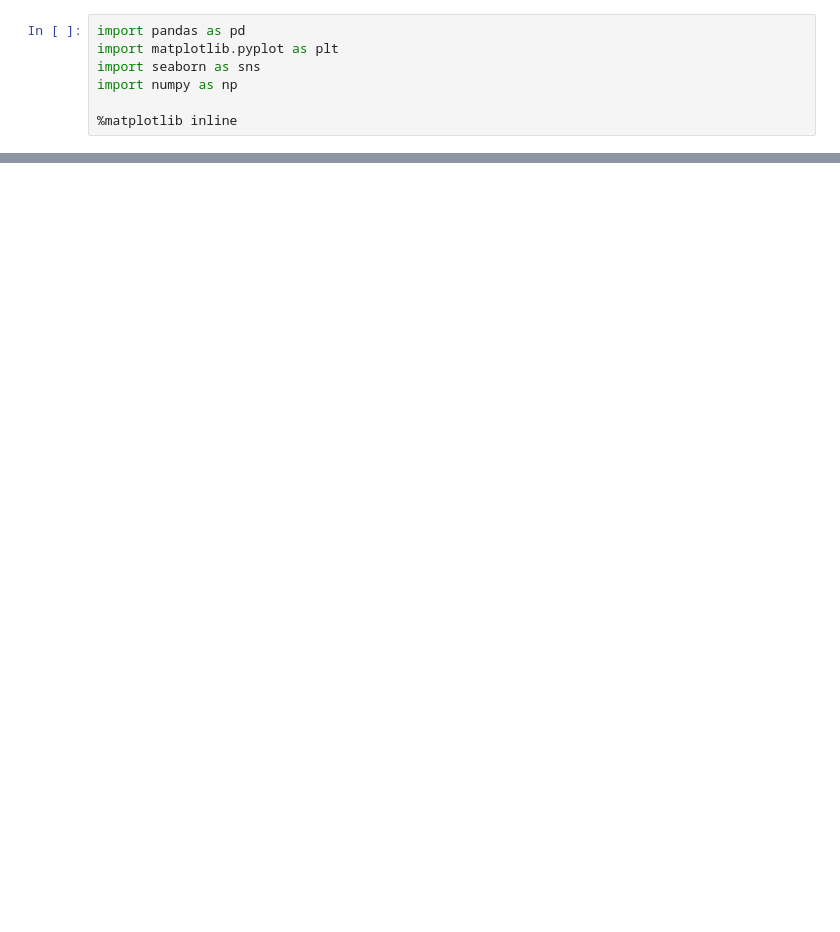
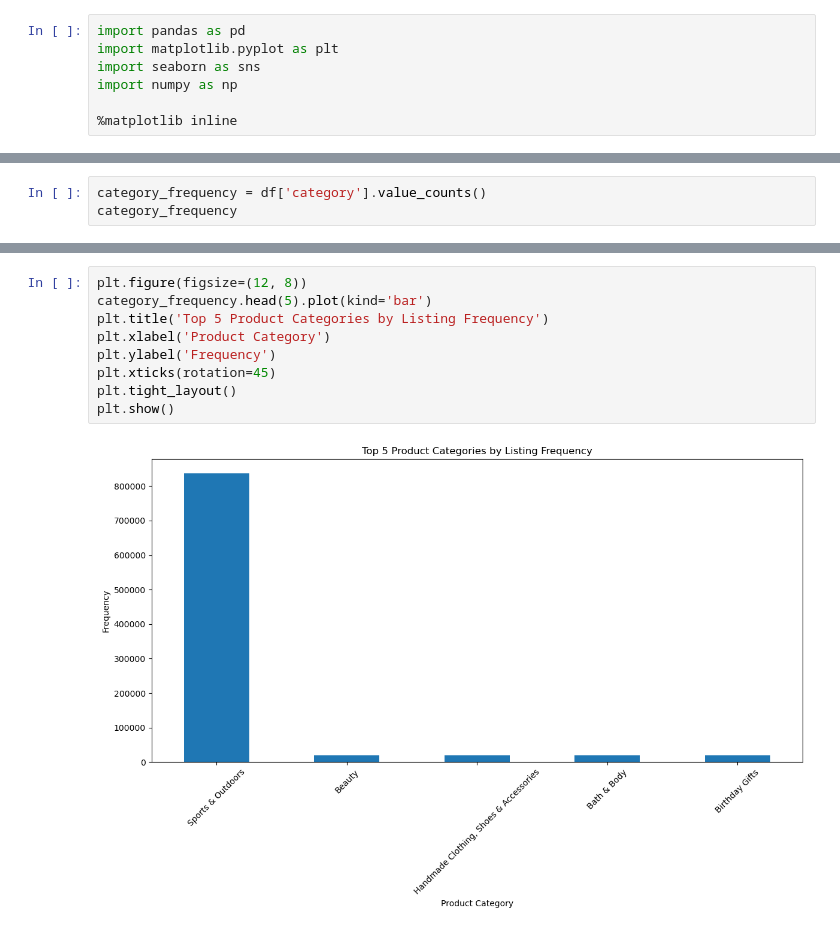
Before and after one commit to Nicolasharibol/lab-eda-univariate, a Jupyter notebook: Untitled.ipynb, the cells around one changed output, grey strips where cells are left out. Drawn from its saved outputs; the diff is of its cells as text; blank space fills up the shorter version.

```diff
--- a/Untitled.ipynb
+++ b/Untitled.ipynb
@@ -26,0 +90,3 @@ df
+# %%
+category_frequency = df['category'].value_counts()
+category_frequency
@@ -26,0 +118,11 @@ df
+# %%
+plt.figure(figsize=(12, 8))
+category_frequency.head(5).plot(kind='bar')
+plt.title('Top 5 Product Categories by Listing Frequency')
+plt.xlabel('Product Category')
+plt.ylabel('Frequency')
+plt.xticks(rotation=45)
+plt.tight_layout()
+plt.show()
+# %% [output]
+[figure, added]
```
Also changed, not shown: parts of 16 cells of this notebook.
